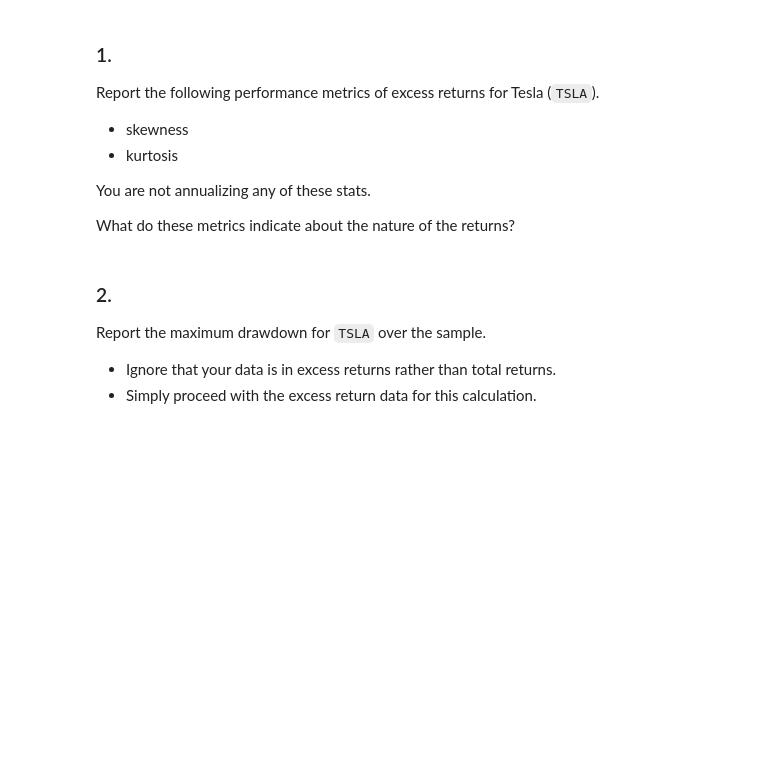
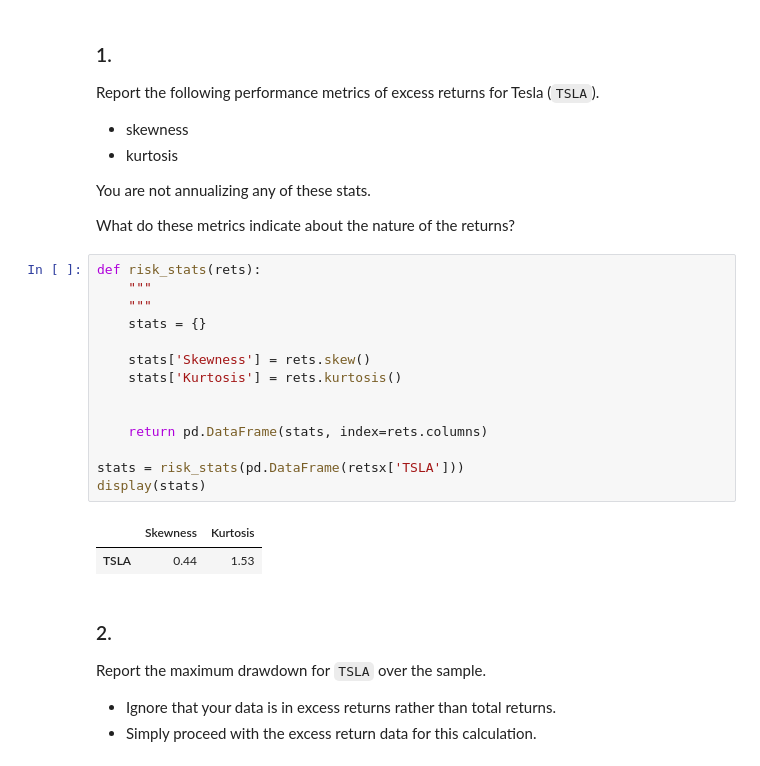
Before and after one commit to spknash/FINM-hw, a Jupyter notebook: midterm/Midterm.ipynb, the cells around one changed output. Cells and saved outputs as stored; diff of their text form; blank space fills up the shorter version.

```diff
--- a/midterm/Midterm.ipynb
+++ b/midterm/Midterm.ipynb
@@ -320,6 +323,23 @@ Report the following performance metrics of excess returns for Tesla (`TSLA`).
 You are not annualizing any of these stats.
 
 What do these metrics indicate about the nature of the returns?
+# %%
+def risk_stats(rets):
+    """
+    """
+    stats = {}
+
+    stats['Skewness'] = rets.skew()
+    stats['Kurtosis'] = rets.kurtosis()
+
+
+    return pd.DataFrame(stats, index=rets.columns)
+
+stats = risk_stats(pd.DataFrame(retsx['TSLA']))
+display(stats)
+# %% [output]
+|  | Skewness | Kurtosis |
+| TSLA | 0.44 | 1.53 |
 # %% [markdown]
 ### 2.
 
```
Also changed, not shown: parts of 4 cells of this notebook.
